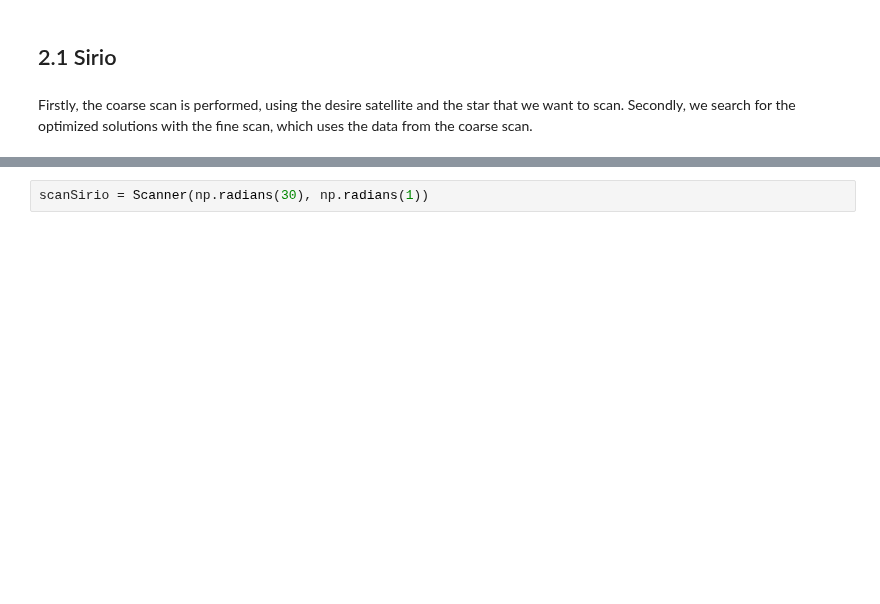
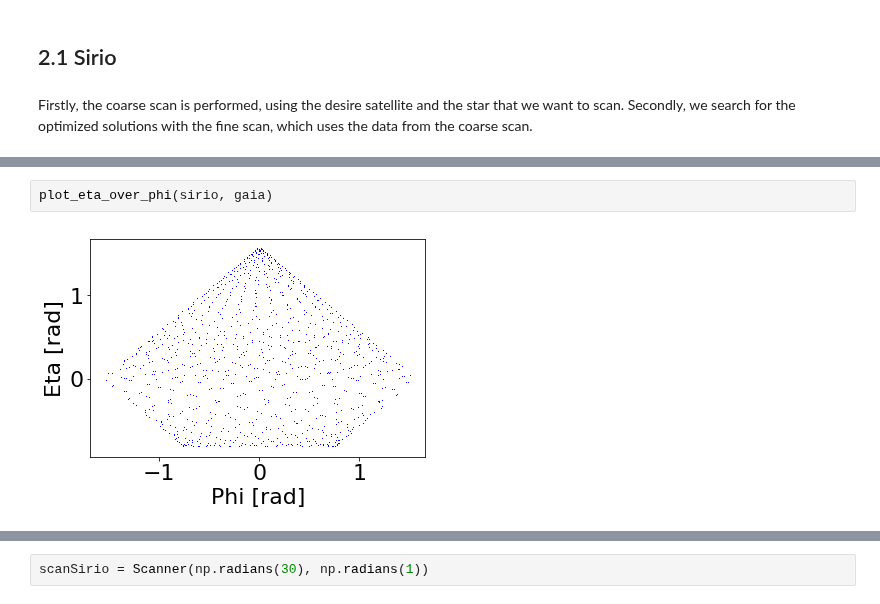
Before and after one commit to bombrun/GaiaLab, a Jupyter notebook: notebooks/2-gaia_analytic_toymodel_notebook.ipynb, the cells around one changed output, grey strips where cells are left out. Drawn from its saved outputs; the diff is of its cells as text; blank space fills up the shorter version.

```diff
--- a/notebooks/2-gaia_analytic_toymodel_notebook.ipynb
+++ b/notebooks/2-gaia_analytic_toymodel_notebook.ipynb
@@ -116,0 +119,4 @@ plot_stars_trajectory(sirio, gaia)
+# %%
+plot_eta_over_phi(sirio, gaia)
+# %% [output]
+[figure, added]
```
Also changed, not shown: parts of 18 cells of this notebook.
